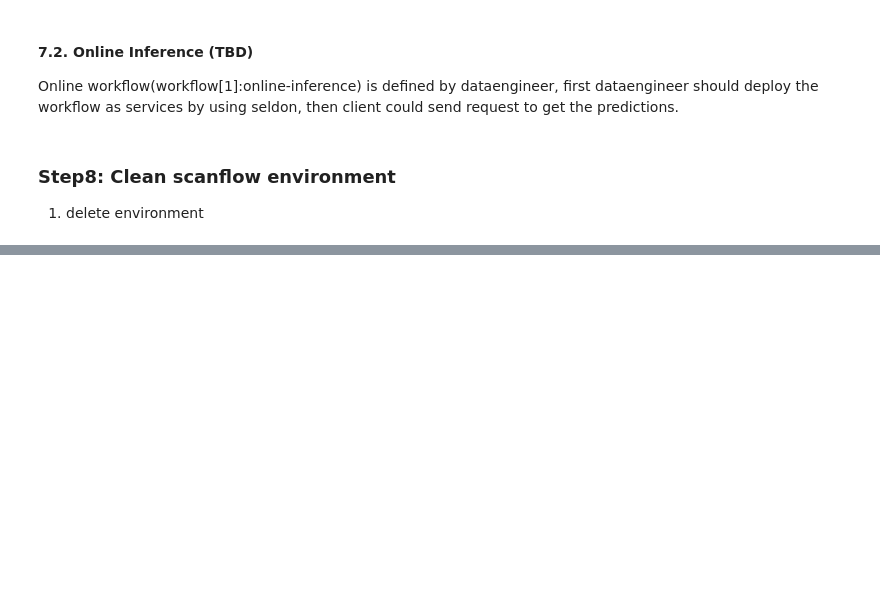
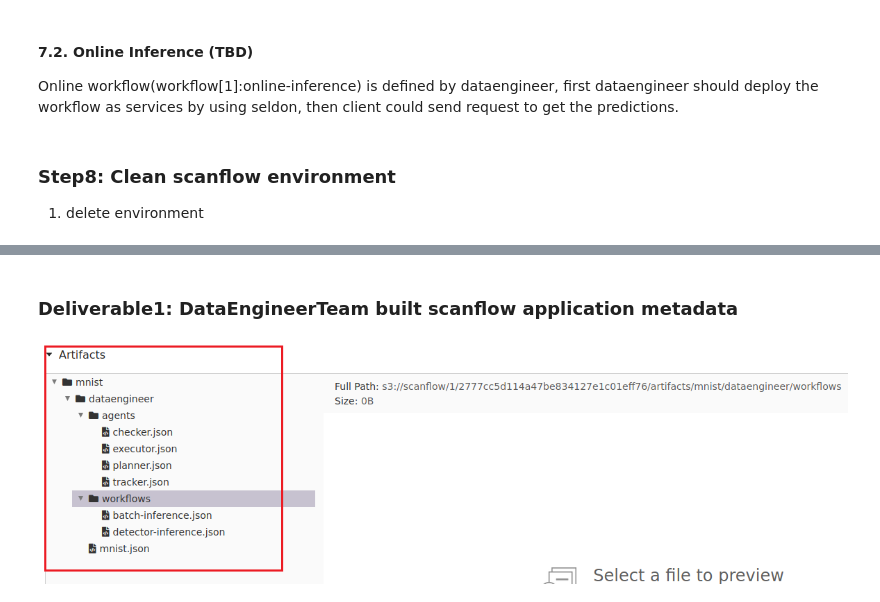
Before and after one commit to bsc-scanflow/scanflow, a Jupyter notebook: tutorials/mnist/mnist-dataengineer.ipynb, the cells around one changed output, grey strips where cells are left out. Drawn from its saved outputs; the diff is of its cells as text; code cells hidden in the pictures; blank space fills up the shorter version.

```diff
--- a/tutorials/mnist/mnist-dataengineer.ipynb
+++ b/tutorials/mnist/mnist-dataengineer.ipynb
@@ -434,0 +452,7 @@ await deployerClient.clean_environment(app=build_app)
+# %% [markdown]
+### Deliverable1: DataEngineerTeam built scanflow application metadata
+# %%
+from IPython.display import Image
+Image("/gpfs/bsc_home/xpliu/pv/jupyterhubpeini/scanflow/images/dataengineer-d1.png", width=1200, height=400)
+# %% [output]
+[figure, added]
```
Also changed, not shown: parts of 11 cells of this notebook, 8 other files.
